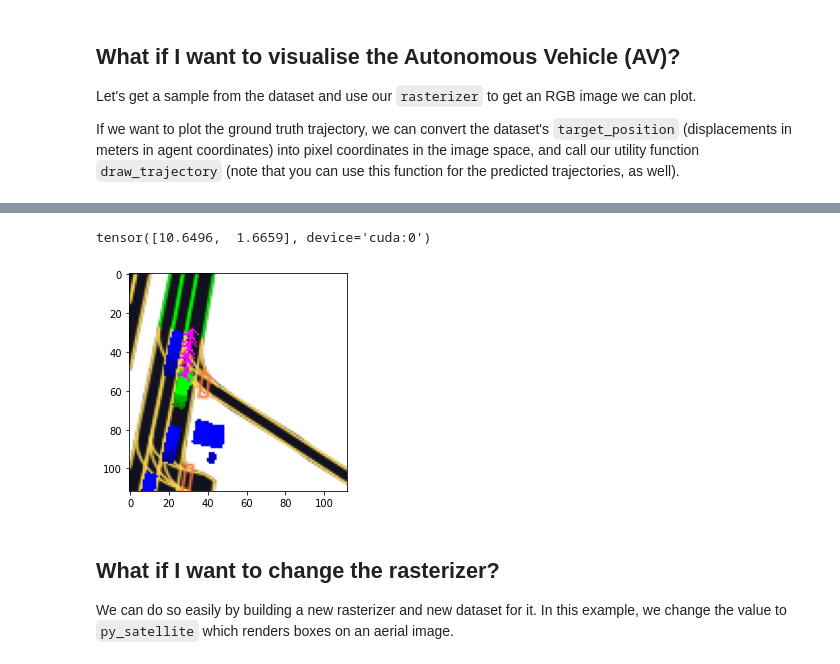
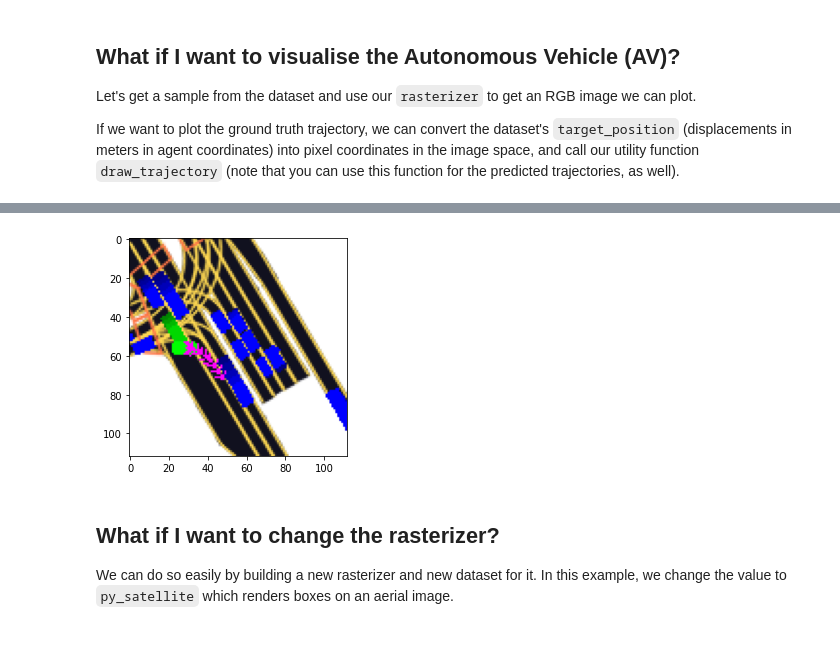
Before and after one commit to LiuHaolan/l5kit, a Jupyter notebook: viz_notebook/train_loss_debug.ipynb, the cells around one changed output, grey strips where cells are left out. Drawn from its saved outputs; the diff is of its cells as text; code cells hidden in the pictures.

```diff
--- a/viz_notebook/train_loss_debug.ipynb
+++ b/viz_notebook/train_loss_debug.ipynb
@@ -231,7 +235,7 @@ If we want to plot the ground truth trajectory, we can convert the dataset's `ta
 
 #model_path = "/mnt/home/v_liuhaolan/haolan/l5kit/lyft_model/planning_model_20201208.pt"
 #model_path = "/mnt/home/v_liuhaolan/haolan/l5kit/nmp/planning_tnt_stage1_weighted_7.pt"
-model_path = "/mnt/home/v_liuhaolan/haolan/l5kit/nmp/goal/planning_goal_0.pt"
+model_path="/mnt/home/v_liuhaolan/haolan/l5kit/nmp/gaussian/new/planning_2_5000_mse_weighted_lr4.pt"
 
 import torch
 device = torch.device("cuda:0" if torch.cuda.is_available() else "cpu")
@@ -248,16 +252,15 @@ rasterizer = build_rasterizer(cfg, dm)
 
 
 
-from model.goal import RasterizedMultiGoal
-model = RasterizedMultiGoal(
-        model_arch="resnet50",
+from model.goal_map import RasterizedGaussianGoalMapWithUNetGrid
+model = RasterizedGaussianGoalMapWithUNetGrid(
+        model_arch=cfg["model_params"]["model_architecture"],
         num_input_channels=rasterizer.num_channels(),
         num_targets=3 * cfg["model_params"]["future_num_frames"],  # X, Y, Yaw * number of future states,
-#        num_modes = 5,
         weights_scaling= [1., 1., 1.],
-        criterion=torch.nn.L1Loss(reduction="none"),
-#         criterion=torch.nn.HuberLoss(reduction="none"),
-#        num_history = (cfg["model_params"]["history_num_frames"] + 1)*2 ,
+#        criterion=nn.L1Loss(reduction="none")
+         criterion=torch.nn.HuberLoss(reduction="none"),
+        # num_history = (cfg["model_params"]["history_num_frames"] + 1)*2 ,
         num_mlp_hidden = 64
         )
 
@@ -298,5 +301,16 @@ from torch.utils.data import DataLoader
 
 train_dataloader = DataLoader(train_dataset, shuffle=train_cfg["shuffle"], batch_size=1,
                              num_workers=train_cfg["num_workers"])
+
+val_cfg = cfg["val_data_loader"]
+print(val_cfg["batch_size"])
+
+from torch.utils.data import DataLoader
+
+val_zarr = ChunkedDataset(dm.require(cfg["val_data_loader"]["key"])).open()
+val_dataset = EgoDataset(cfg, val_zarr, rasterizer, perturbation)
+
+val_dataloader = DataLoader(val_dataset, shuffle=train_cfg["shuffle"], batch_size=1,
+                             num_workers=train_cfg["num_workers"])
 # %% [output]
 64
@@ -308,15 +323,18 @@ loss_avg = 0
 
 worst_data = []
 
-for step,batch in enumerate(train_dataloader):
+for step,batch in enumerate(val_dataloader):
     # Forward pass
     batch = {k: v.to(device) for k, v in batch.items()}
     result = model(batch)
-    loss = result["loss"]
+    loss = result["loss"].item()
 
-    if loss> 0.5:
+    #print(loss)
+
+    if loss> 15:
         worst_data.append(batch)
-        print(loss.item())
-    if step > 10:
+        print(loss)
+
+    if step > 64:
         break
 # %% [output]
@@ -332,32 +342,31 @@ for step,batch in enumerate(train_dataloader):
 # %%
 
 cfg["raster_params"]["map_type"] = "py_semantic"
 rast = build_rasterizer(cfg, dm)
 dataset = EgoDataset(cfg, zarr_dataset, rast)
 
 #print(len(dataset))
 
-data = worst_data[4]
+data = worst_data[0]
 
 #print(data["history_velocities"][0][-1])
 
 
 
 #im = data["image"].transpose(1, 2, 0)
 im = data["image"][0].cpu().numpy().transpose(1,2,0)
 im = dataset.rasterizer.to_rgb(im)
 
 im = np.ascontiguousarray(im, dtype=np.uint8)
 
 #print(data["target_positions"])
 target_positions_pixels = transform_points(data["target_positions"][0].cpu().numpy(), data["raster_from_agent"][0].cpu().numpy())
 draw_trajectory(im, target_positions_pixels, TARGET_POINTS_COLOR, yaws=data["target_yaws"][0].cpu().numpy())
 
 plt.imshow(im)
 plt.show()
 # %% [output]
-tensor([10.6496,  1.6659], device='cuda:0')
-[figure, old version]
+[figure, new version]
 # %%
 cfg["raster_params"]["map_type"] = "py_semantic"
 rast = build_rasterizer(cfg, dm)
```
Also changed, not shown: parts of 7 cells of this notebook, 37 other files.
